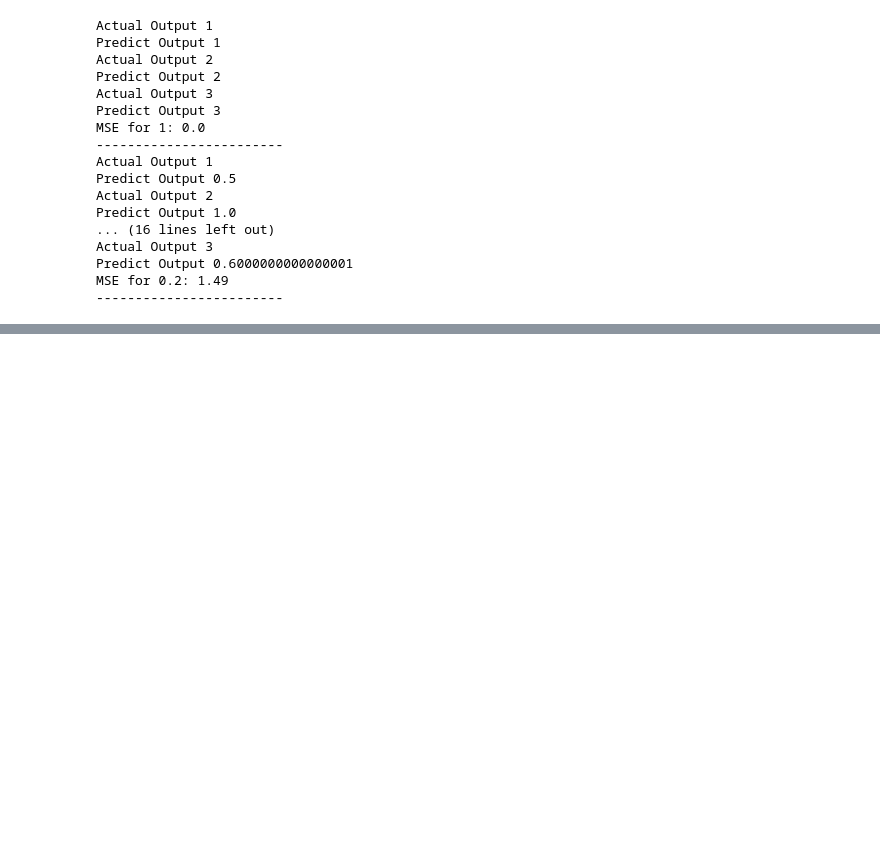
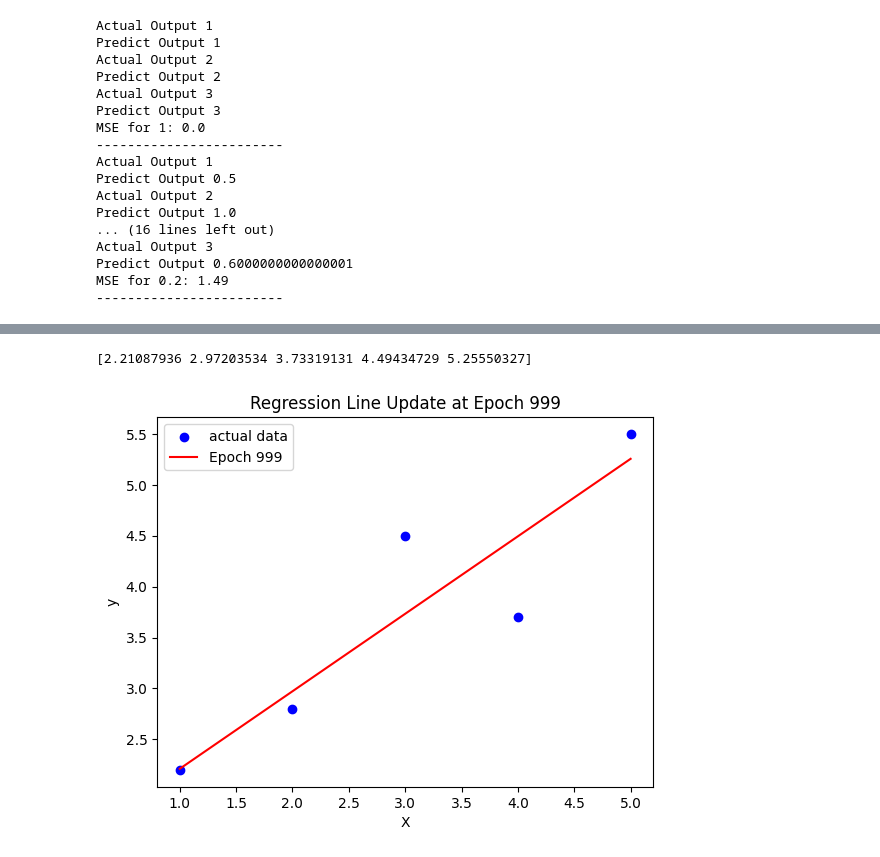
Before and after one commit to Shimul-Zahan/ML-Bootcamp, a Jupyter notebook: Regression/simple_LR.ipynb, the cells around one changed output, grey strips where cells are left out. Saved outputs shown, nothing was run; the diff lists cells and outputs as text; code cells hidden in the pictures; blank space fills up the shorter version.

Commit message:
Working with regression💥💥💥

```diff
--- a/Regression/simple_LR.ipynb
+++ b/Regression/simple_LR.ipynb
@@ -64,0 +179,17 @@ MSE for 0.2: 1.49
+# %%
+# Example data
+X = np.array([1, 2, 3, 4, 5])  # Input features
+y = np.array([2.2, 2.8, 4.5, 3.7, 5.5])  # Target values
+
+print(w * X + b)
+
+plt.scatter(X, y, color='blue', label='actual data')
+plt.plot(X, w * X + b, color="red", label=f"Epoch {epoch}")
+plt.xlabel("X")
+plt.ylabel("y")
+plt.title(f"Regression Line Update at Epoch {epoch}")
+plt.legend()
+plt.show()
+# %% [output]
+[2.21087936 2.97203534 3.73319131 4.49434729 5.25550327]
+[figure, added]
```
Also changed, not shown: parts of 2 cells of this notebook.
